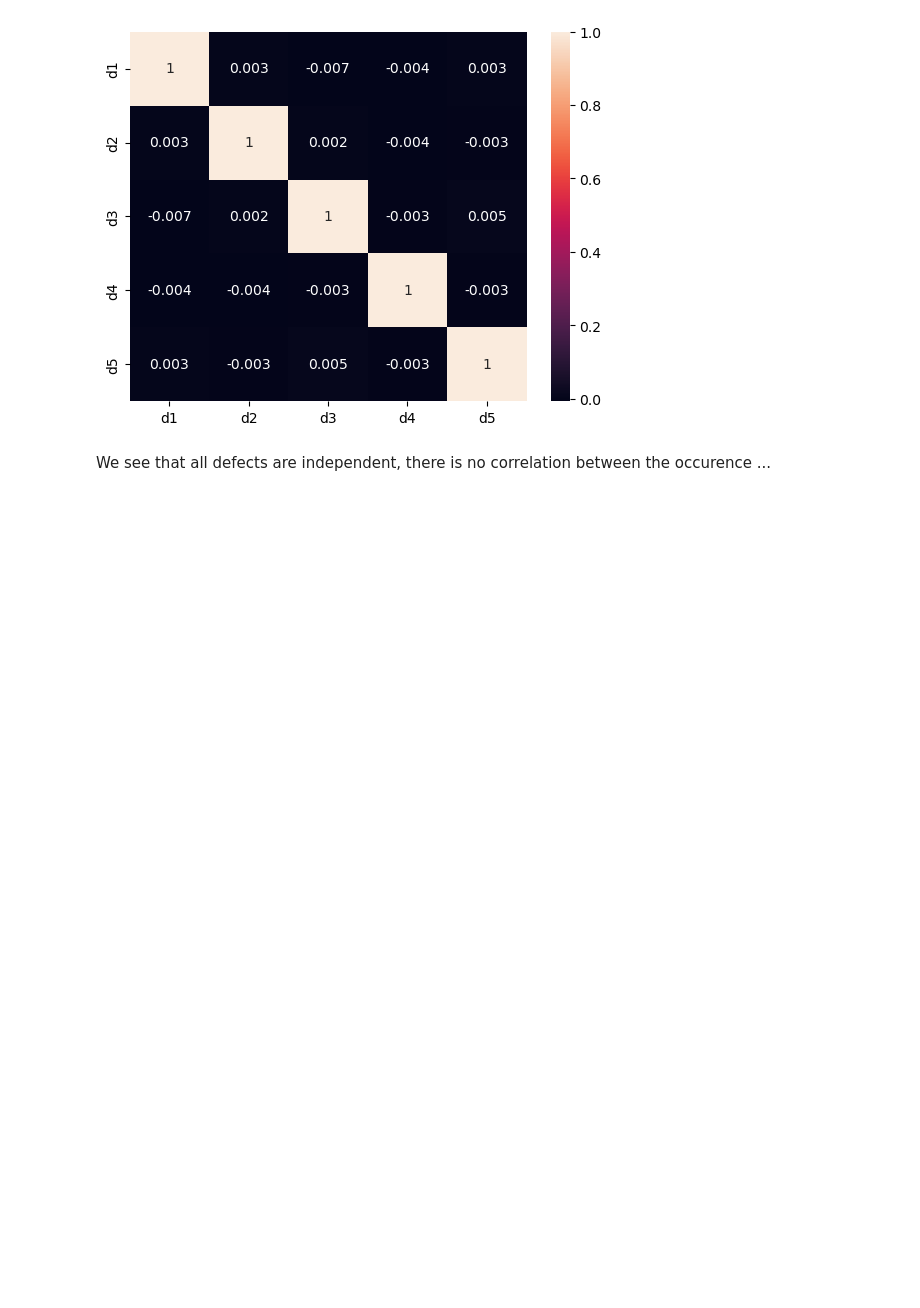
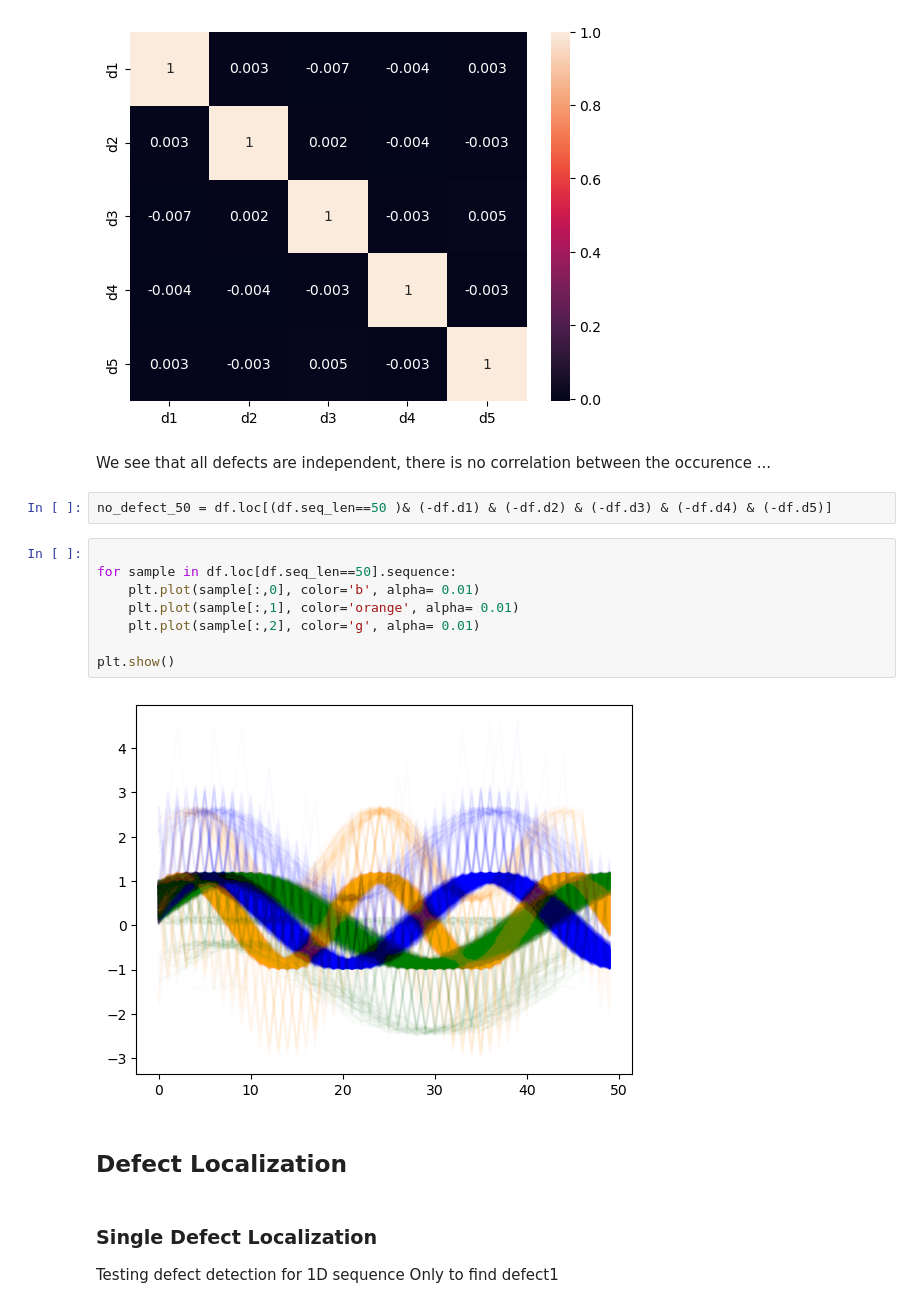
Before and after one commit to lukik45/candle-defect-detection, a Jupyter notebook: report.ipynb, the cells around one changed output. Saved outputs shown, nothing was run; the diff lists cells and outputs as text; blank space fills up the shorter version.

Commit message:
implement single defect localization

```diff
--- a/report.ipynb
+++ b/report.ipynb
@@ -445,3 +449,22 @@ ax = sns.heatmap(defects_split.corr().round(3),annot=True)
 [figure]
 # %% [markdown]
 We see that all defects are independent, there is no correlation between the occurence ...
+# %%
+no_defect_50 = df.loc[(df.seq_len==50 )& (-df.d1) & (-df.d2) & (-df.d3) & (-df.d4) & (-df.d5)]
+# %%
+
+for sample in df.loc[df.seq_len==50].sequence:
+    plt.plot(sample[:,0], color='b', alpha= 0.01)
+    plt.plot(sample[:,1], color='orange', alpha= 0.01)
+    plt.plot(sample[:,2], color='g', alpha= 0.01)
+
+plt.show()
+# %% [output]
+[figure, added]
+# %% [markdown]
+## Defect Localization
+# %% [markdown]
+### Single Defect Localization
+
+Testing defect detection for 1D sequence
+Only to find defect1
```
Also changed, not shown: parts of 9 cells of this notebook.
